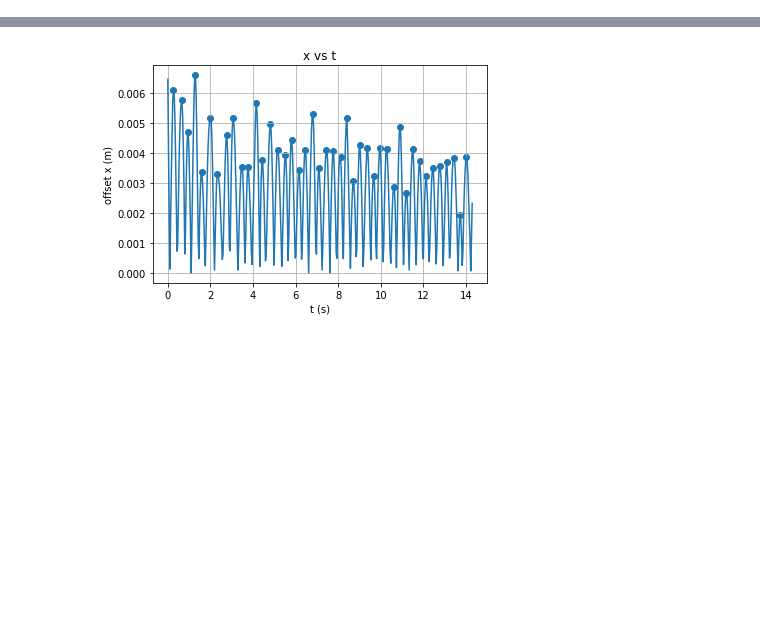
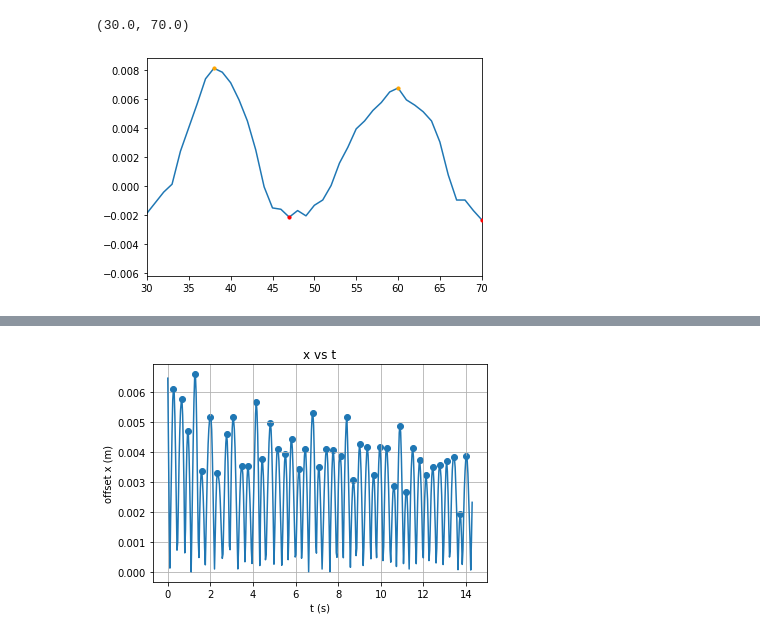
Before and after one commit to tooflesswulf/SpSgOoP, a Jupyter notebook: gooop.ipynb, the cells around one changed output, grey strips where cells are left out. Drawn from its saved outputs; the diff is of its cells as text; code cells hidden in the pictures; blank space fills up the shorter version.

```diff
--- a/gooop.ipynb
+++ b/gooop.ipynb
@@ -25,0 +17,12 @@ for it in range(nump):
+# %%
+# TODO: subframe (centroid) peak estimation
+pospks, poshdr = find_peaks(x, width=5)
+negpks, neghdr = find_peaks(-x, width=5)
+
+plt.plot(x)
+plt.scatter(pks, x[pks], c='orange', s=10, zorder=5)
+plt.scatter(negpks, x[negpks], c='red', s=10, zorder=5)
+plt.xlim([30, 70])  # comment this to see whole plot
+# %% [output]
+(30.0, 70.0)
+[figure, added]
```
Also changed, not shown: parts of 6 cells of this notebook.
